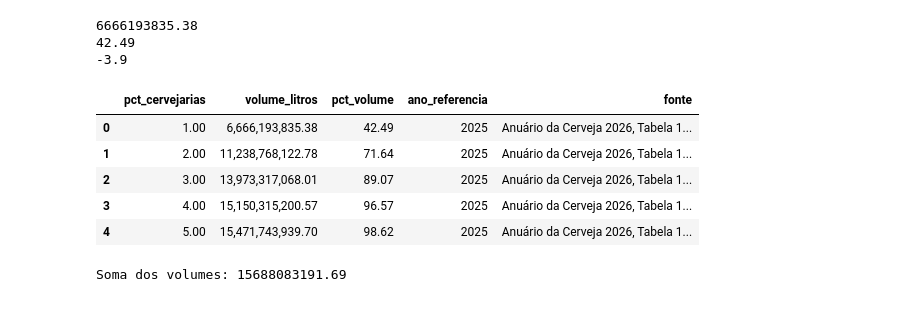
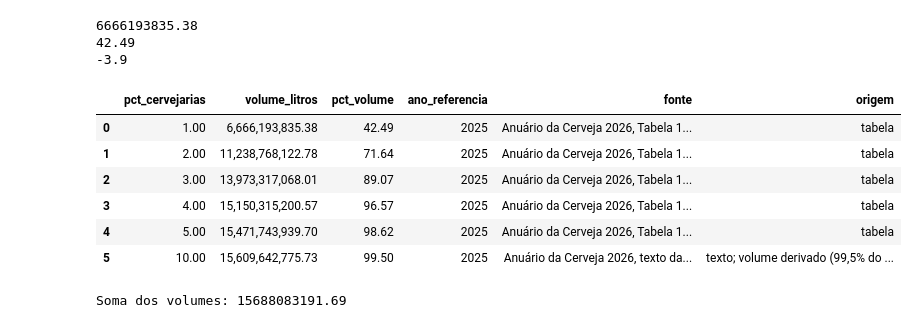
Before and after one commit to GianPlanezio/cerveja-brasil, a Jupyter notebook: notebooks/01_extracao.ipynb, the cells around one changed output. Cells and saved outputs as stored; diff of their text form; code cells hidden in the pictures.

Commit message:
Adiciona tabelas de produção de 2024 (Anuário 2025, digitadas)

```diff
--- a/notebooks/01_extracao.ipynb
+++ b/notebooks/01_extracao.ipynb
@@ -78,28 +78,43 @@ pd.options.display.float_format = "{:,.2f}".format
 # %%
 with pdfplumber.open(CAMINHO_PDF) as pdf:
     tabelas = pdf.pages[51].extract_tables()
 
 linhas = tabelas[0][1:]
 
 df_19 = pd.DataFrame(linhas, columns=["pct_cervejarias", "volume_litros", "pct_volume"])
 
 for coluna in df_19.columns:
     df_19[coluna] = df_19[coluna].map(converter_numero_br)
 
 df_19["ano_referencia"] = 2025
 df_19["fonte"] = "Anuário da Cerveja 2026, Tabela 19, p. 52"
+df_19["origem"] = "tabela"
+
+TOTAL_2025 = 15_688_083_191.69
+
+ponto_10 = pd.DataFrame([{
+    "pct_cervejarias": 10.0,
+    "volume_litros": round(TOTAL_2025 * 0.995, 2),
+    "pct_volume": 99.5,
+    "ano_referencia": 2025,
+    "fonte": "Anuário da Cerveja 2026, texto da p. 52",
+    "origem": "texto; volume derivado (99,5% do total)",
+}])
+
+df_19 = pd.concat([df_19, ponto_10], ignore_index=True)
 
 PASTA_SAIDA = Path("../data/processed")
 df_19.to_csv(PASTA_SAIDA / "tabela_19_concentracao_2025.csv", index=False)
 
 df_19
 # %% [output]
-|  | pct_cervejarias | volume_litros | pct_volume | ano_referencia | fonte |
-| 0 | 1.00 | 6,666,193,835.38 | 42.49 | 2025 | Anuário da Cerveja 2026, Tabela 1... |
-| 1 | 2.00 | 11,238,768,122.78 | 71.64 | 2025 | Anuário da Cerveja 2026, Tabela 1... |
-| 2 | 3.00 | 13,973,317,068.01 | 89.07 | 2025 | Anuário da Cerveja 2026, Tabela 1... |
-| 3 | 4.00 | 15,150,315,200.57 | 96.57 | 2025 | Anuário da Cerveja 2026, Tabela 1... |
-| 4 | 5.00 | 15,471,743,939.70 | 98.62 | 2025 | Anuário da Cerveja 2026, Tabela 1... |
+|  | pct_cervejarias | volume_litros | pct_volume | ano_referencia | fonte | origem |
+| 0 | 1.00 | 6,666,193,835.38 | 42.49 | 2025 | Anuário da Cerveja 2026, Tabela 1... | tabela |
+| 1 | 2.00 | 11,238,768,122.78 | 71.64 | 2025 | Anuário da Cerveja 2026, Tabela 1... | tabela |
+| 2 | 3.00 | 13,973,317,068.01 | 89.07 | 2025 | Anuário da Cerveja 2026, Tabela 1... | tabela |
+| 3 | 4.00 | 15,150,315,200.57 | 96.57 | 2025 | Anuário da Cerveja 2026, Tabela 1... | tabela |
+| 4 | 5.00 | 15,471,743,939.70 | 98.62 | 2025 | Anuário da Cerveja 2026, Tabela 1... | tabela |
+| 5 | 10.00 | 15,609,642,775.73 | 99.50 | 2025 | Anuário da Cerveja 2026, texto da... | texto; volume derivado (99,5% do ... |
 # %%
 linhas = tabelas[1][1:]
 
```
Also changed, not shown: parts of 6 cells of this notebook, 8 other files.
